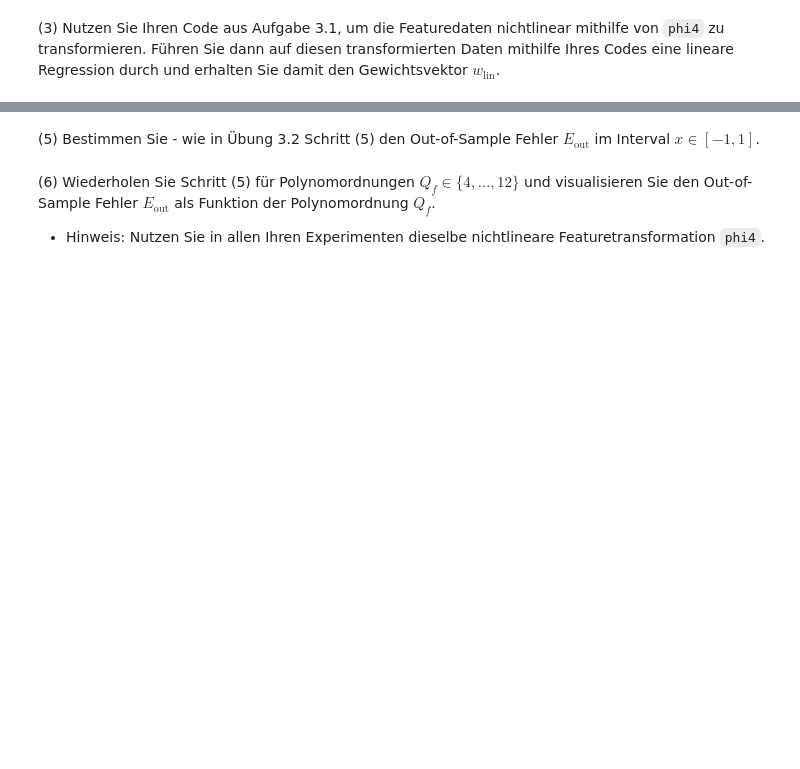
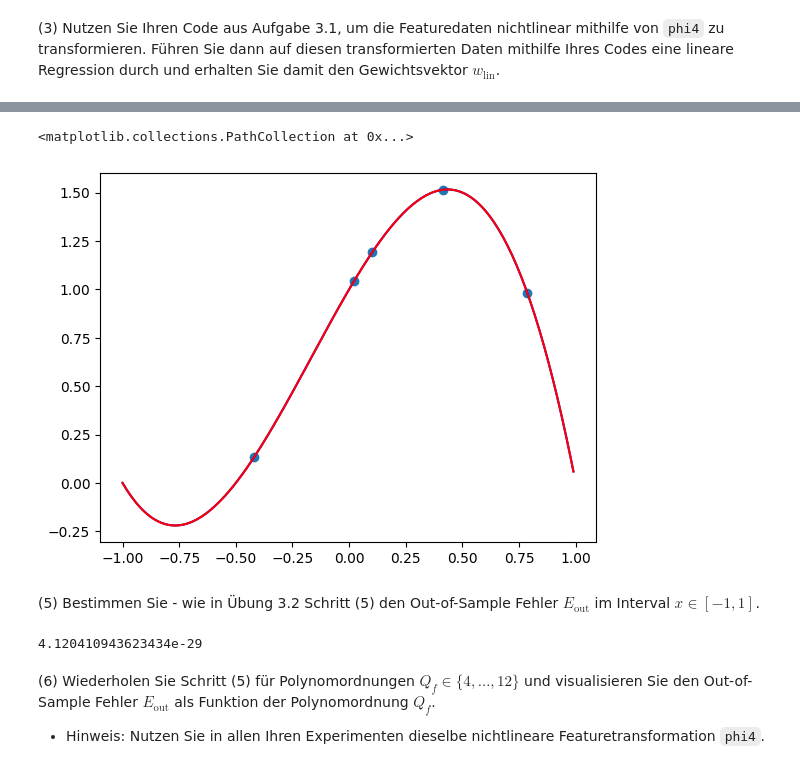
Before and after one commit to Emanuel162/MachineLearning, a Jupyter notebook: UebungenML/SJMN-3.ipynb, the cells around one changed output, grey strips where cells are left out. Saved outputs shown, nothing was run; the diff lists cells and outputs as text; code cells hidden in the pictures; blank space fills up the shorter version.

```diff
--- a/UebungenML/SJMN-3.ipynb
+++ b/UebungenML/SJMN-3.ipynb
@@ -229,4 +255,7 @@ X_3_3, y_3_3 = get_data(N=5, sigma=0, Qf=4)
 # %% [markdown]
 (3) Nutzen Sie Ihren Code aus Aufgabe 3.1, um die Featuredaten nichtlinear mithilfe von `phi4` zu transformieren. Führen Sie dann auf diesen transformierten Daten mithilfe Ihres Codes eine lineare Regression durch und erhalten Sie damit den Gewichtsvektor $w_\text{lin}$.
+# %%
+X_transformed=phi4(X_3_3)
+w_lin=lin_reg(X_transformed,y_3_3)
 # %% [markdown]
 (4) Visualisieren Sie mithilfe von `get_final_g` Ihre aus Schritt (3) ermittelte finale Hypothese sowie zusätzlich im selben Plot die Target Function. Was fällt Ihnen auf? Fokussieren Sie sich auf zwei Untersuchungen:
@@ -235,5 +264,18 @@ X_3_3, y_3_3 = get_data(N=5, sigma=0, Qf=4)
+# %%
+x = np.arange(-1, 1, 0.01)
+plt.plot(x, f(x), "b")
+plt.plot(x, get_final_g(x, w_lin), "r")
+plt.scatter(X_3_3, y_3_3)
+# %% [output]
+<matplotlib.collections.PathCollection at 0x...>
+[figure, added]
 # %% [markdown]
 (5) Bestimmen Sie - wie in Übung 3.2 Schritt (5) den Out-of-Sample Fehler $E_\text{out}$ im Interval $x\in[-1, 1]$.
+# %%
+g = lambda x: get_final_g(x, w_lin)
+print(e_out(f, g))
+# %% [output]
+4.120410943623434e-29
 # %% [markdown]
 (6) Wiederholen Sie Schritt (5) für Polynomordnungen $Q_f \in \{4, \ldots, 12\}$ und visualisieren Sie den Out-of-Sample Fehler $E_\text{out}$ als Funktion der Polynomordnung $Q_f$.
 
```
Also changed, not shown: parts of 10 cells of this notebook, 1 other file.
